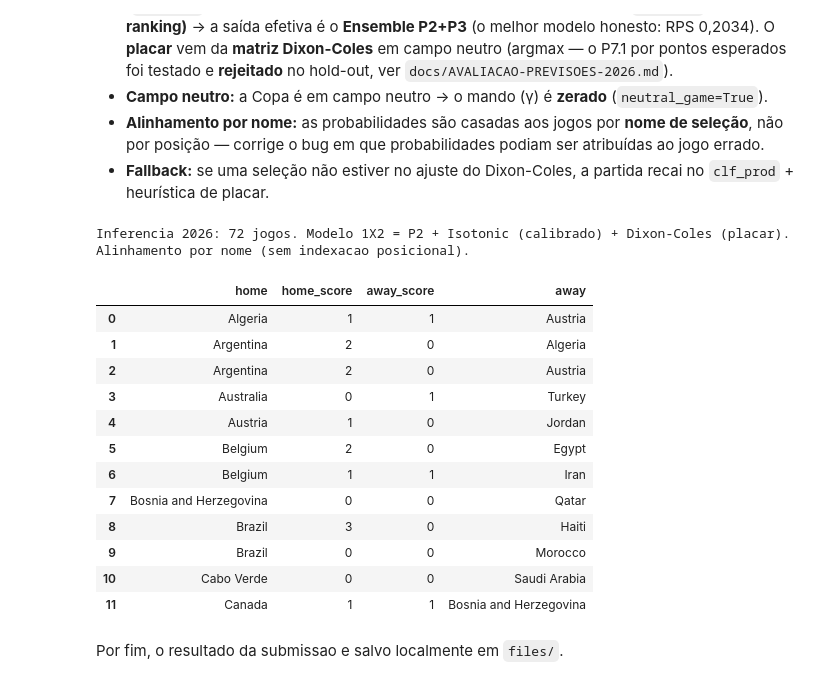
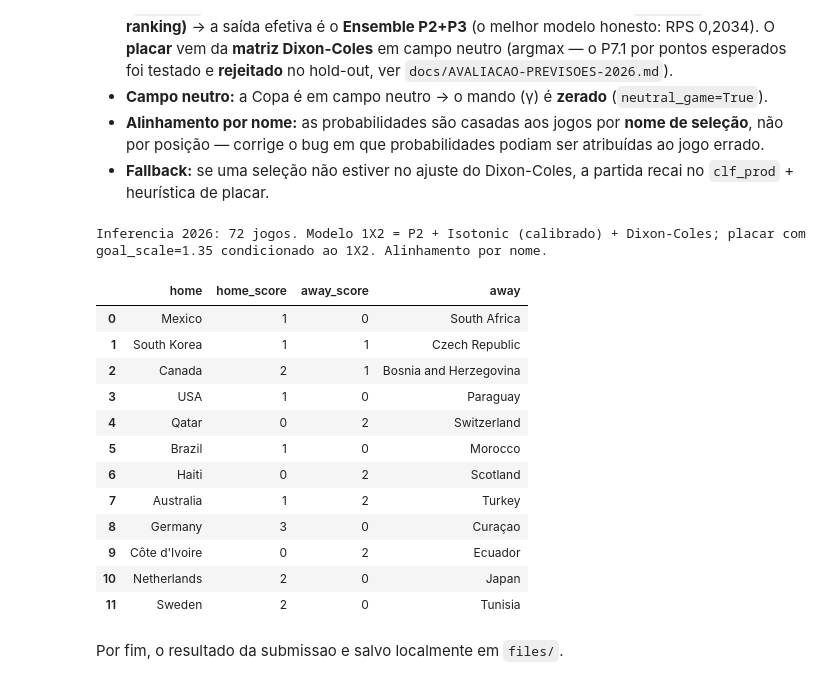
Before and after one commit to franklaercio/paul-the-octopus, a Jupyter notebook: src/paultheoctopus.ipynb, the cells around one changed output. Saved outputs shown, nothing was run; the diff lists cells and outputs as text; code cells hidden in the pictures.

Commit message:
Improve 2026 scoreline generation

```diff
--- a/src/paultheoctopus.ipynb
+++ b/src/paultheoctopus.ipynb
@@ -1739,7 +1889,9 @@ Pontos importantes da inferência (refatorada):
 # Inferencia da Copa 2026 com a MESMA funcao de features do treino
 # (build_football_features -> sem train/serving skew). O 1X2 vem do ENSEMBLE
 # do modelo de producao com o Dixon-Coles (P3); o placar vem da matriz do
-# Dixon-Coles em campo NEUTRO. Alinhamento por NOME (sem indexacao posicional).
+# Dixon-Coles em campo NEUTRO, com escala de gols P7.2 para o placar,
+# condicionado ao resultado 1X2 do ensemble.
+# Alinhamento por NOME (sem indexacao posicional).
 # P5: o classificador 1X2 e a versao CALIBRADA escolhida em P5.3
 # (clf_prod_calibrated / PROD_CALIB_FEATURES) - por padrao o P2 + isotonic,
 # que melhora RPS/log-loss/Brier no hold-out sem violar a regra de ouro.
@@ -1753,7 +1905,7 @@ _latest_rank = df_ranking.loc[df_ranking.groupby('country_full')['rank_date'].id
 #     em NOME HISTORICO, preservando o nome de exibicao (disp_*) para a saida.
 _NAME_FIX = {"South Korea": "Korea Republic", "Iran": "IR Iran"}
 _sched_rows = []
-for _match, _c1, _c2 in df_qatar_world_cup.values:
+for _match_order, (_match, _c1, _c2) in enumerate(df_qatar_world_cup.values):
     _h = _NAME_FIX.get(_c1, _c1); _a = _NAME_FIX.get(_c2, _c2)
     def _g(country, col):
         return _latest_rank.loc[country, col] if country in _latest_rank.index else np.nan
@@ -1761,7 +1913,7 @@ for _match, _c1, _c2 in df_qatar_world_cup.values:
     _hp, _ap = _g(_c1, 'total_points'), _g(_c2, 'total_points')
     _sched_rows.append(dict(
         date=pd.Timestamp('2026-06-11'), home_team=_h, away_team=_a,
-        disp_home=_c1, disp_away=_c2,
+        disp_home=_c1, disp_away=_c2, _match_order=_match_order,
         home_score=0, away_score=0, tournament=3, neutral=True,
         rank_home=_hr, rank_away=_ar, total_points_home=_hp, total_points_away=_ap,
         rank_difference=(_hr - _ar), average_rank=((_hr + _ar) / 2),
@@ -1771,9 +1923,10 @@ _df_model_tag = df_model.copy(); _df_model_tag['_sched'] = False
 _comb = pd.concat([_df_model_tag, pd.DataFrame(_sched_rows)], ignore_index=True)
 
 # (3) MESMA funcao de features -> features pre-partida da Copa (estado do Elo
-#     continua a serie de cada selecao). Recorta as linhas do calendario.
+#     continua a serie de cada selecao). Recorta as linhas do calendario
+#     e restaura a ordem original de matches-schedule.csv.
 _feat_all, _ = build_football_features(_comb)
-_inf = _feat_all[_feat_all['_sched'] == True].reset_index(drop=True)
+_inf = _feat_all[_feat_all['_sched'] == True].sort_values('_match_order').reset_index(drop=True)
 # P5: usa o classificador CALIBRADO se o P5.3 foi executado; senao o do P4.
 _PROD_CLF  = clf_prod_calibrated if 'clf_prod_calibrated' in dir() else clf_prod
 _PROD_FEAT = PROD_CALIB_FEATURES if 'PROD_CALIB_FEATURES' in dir() else PROD_FEATURES
@@ -1781,50 +1934,58 @@ for _c in _PROD_FEAT:                           # imputa NaN (time sem historico
     _inf[_c] = _inf[_c].fillna(train_feat[_c].median())
 
 # Probabilidades 1X2 do modelo de producao (calibrado), alinhadas a _inf.
 _prod_probs = proba_1x2(_PROD_CLF, _inf[_PROD_FEAT])
 
 _rows = []
 for _k, _r in enumerate(_inf.itertuples(index=False)):
     _h, _a = _r.home_team, _r.away_team
     _prod = _prod_probs[_k]
     if _h in team_idx and _a in team_idx:
-        # Placar: matriz Dixon-Coles (campo NEUTRO). 1X2: ensemble prod + DC.
-        _M, _dc, (home_score, away_score) = predict_match(
+        # 1X2: ensemble prod + DC cru. Placar: DC escalado e condicionado
+        # ao resultado mais provavel do ensemble para evitar zebras artefatuais.
+        _, _dc, _ = predict_match(
             dc_alpha, dc_beta, dc_gamma, dc_rho, _h, _a, neutral_game=True)
         _ens = (_prod + _dc) / 2; _ens = _ens / _ens.sum()
         p_home, p_draw, p_away = _ens
+
+        _score_scale = GOAL_SCALE_PROD if 'GOAL_SCALE_PROD' in dir() else 1.0
+        _M_score, _, _ = predict_match(
+            dc_alpha, dc_beta, dc_gamma, dc_rho, _h, _a, neutral_game=True,
+            goal_scale=_score_scale)
+        home_score, away_score = constrained_argmax_scoreline(_M_score, np.argmax(_ens))
     else:
         # Fallback (selecao sem historico no DC): modelo de producao + heuristica.
         p_home, p_draw, p_away = _prod
         _o = int(np.argmax([p_home, p_draw, p_away])); home_score = away_score = 0
         if _o == 1:
             if max(p_home, p_away) > 0.30: home_score = away_score = 1
         elif _o == 0:
             home_score = 2 if p_home > 0.70 else 1; away_score = 1 if p_home <= 0.60 else 0
         else:
             away_score = 2 if p_away > 0.70 else 1; home_score = 1 if p_away <= 0.60 else 0
     _rows.append({"home": _r.disp_home, "home_score": int(home_score),
                   "away_score": int(away_score), "away": _r.disp_away})
 
 predictions = pd.DataFrame(_rows, columns=["home", "home_score", "away_score", "away"])
-print("Inferencia 2026: %d jogos. Modelo 1X2 = %s + Dixon-Coles (placar). "
-      "Alinhamento por nome (sem indexacao posicional)." % (len(predictions),
-      PROD_CALIB_NAME if 'PROD_CALIB_NAME' in dir() else PROD_NAME))
+print("Inferencia 2026: %d jogos. Modelo 1X2 = %s + Dixon-Coles; "
+      "placar com goal_scale=%.2f condicionado ao 1X2. Alinhamento por nome." % (len(predictions),
+      PROD_CALIB_NAME if 'PROD_CALIB_NAME' in dir() else PROD_NAME,
+      GOAL_SCALE_PROD if 'GOAL_SCALE_PROD' in dir() else 1.0))
 predictions.head(12)
 # %% [output]
-Inferencia 2026: 72 jogos. Modelo 1X2 = P2 + Isotonic (calibrado) + Dixon-Coles (placar). Alinhamento por nome (sem indexacao posicional).
+Inferencia 2026: 72 jogos. Modelo 1X2 = P2 + Isotonic (calibrado) + Dixon-Coles; placar com goal_scale=1.35 condicionado ao 1X2. Alinhamento por nome.
 |  | home | home_score | away_score | away |
-| 0 | Algeria | 1 | 1 | Austria |
-| 1 | Argentina | 2 | 0 | Algeria |
-| 2 | Argentina | 2 | 0 | Austria |
-| 3 | Australia | 0 | 1 | Turkey |
-| 4 | Austria | 1 | 0 | Jordan |
-| 5 | Belgium | 2 | 0 | Egypt |
-| 6 | Belgium | 1 | 1 | Iran |
-| 7 | Bosnia and Herzegovina | 0 | 0 | Qatar |
-| 8 | Brazil | 3 | 0 | Haiti |
-| 9 | Brazil | 0 | 0 | Morocco |
-| 10 | Cabo Verde | 0 | 0 | Saudi Arabia |
-| 11 | Canada | 1 | 1 | Bosnia and Herzegovina |
+| 0 | Mexico | 1 | 0 | South Africa |
+| 1 | South Korea | 1 | 1 | Czech Republic |
+| 2 | Canada | 2 | 1 | Bosnia and Herzegovina |
+| 3 | USA | 1 | 0 | Paraguay |
+| 4 | Qatar | 0 | 2 | Switzerland |
+| 5 | Brazil | 1 | 0 | Morocco |
+| 6 | Haiti | 0 | 2 | Scotland |
+| 7 | Australia | 1 | 2 | Turkey |
+| 8 | Germany | 3 | 0 | Curaçao |
+| 9 | Côte d'Ivoire | 0 | 2 | Ecuador |
+| 10 | Netherlands | 2 | 0 | Japan |
+| 11 | Sweden | 2 | 0 | Tunisia |
 # %% [markdown]
 Por fim, o resultado da submissao e salvo localmente em `files/`.
```
Also changed, not shown: parts of 26 cells of this notebook, 2 other files.
